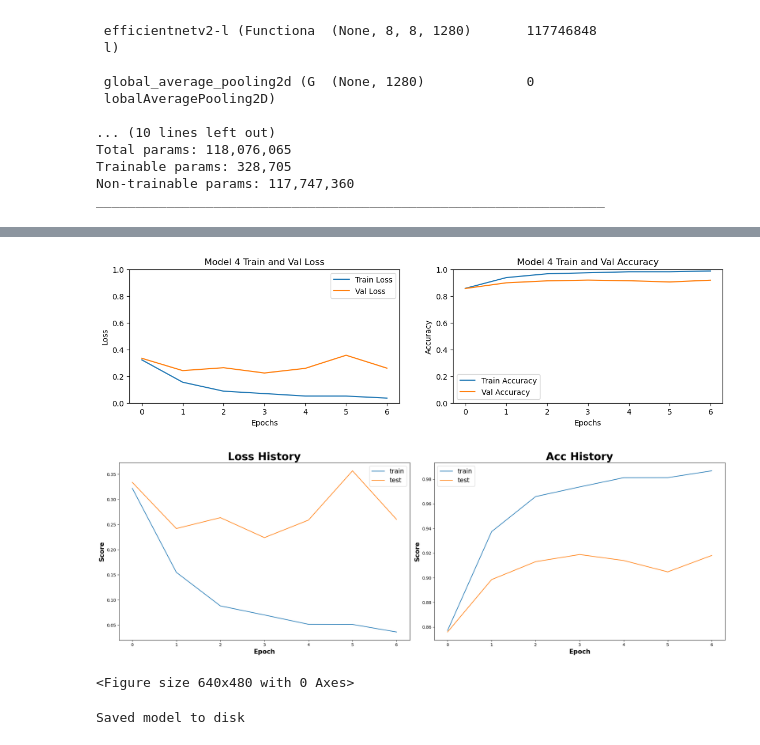
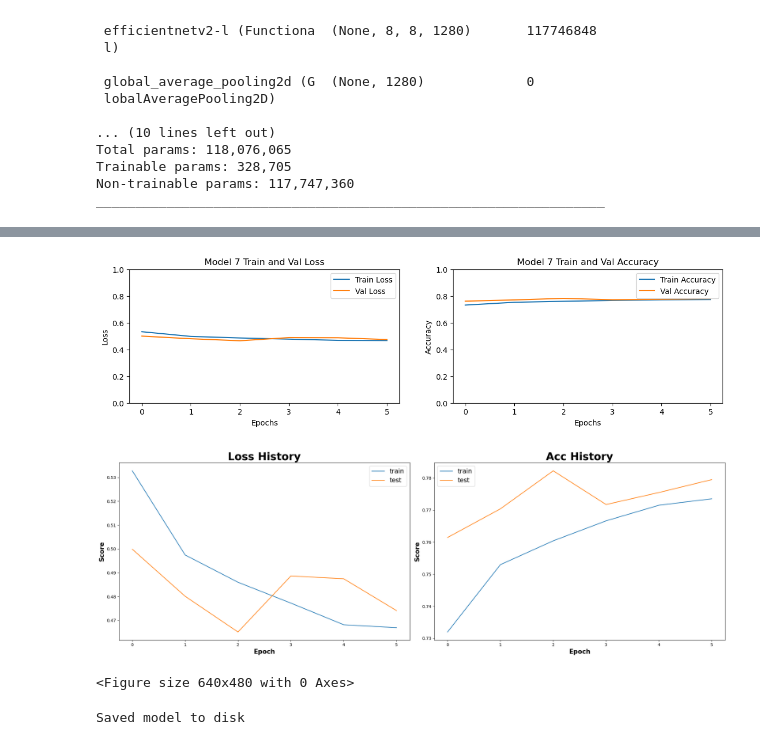
Before and after one commit to annabchox/deepfake-detector, a Jupyter notebook: Code/Main/Training/Anna_NN_final.ipynb, the cells around one changed output, grey strips where cells are left out. Cells and saved outputs as stored; diff of their text form; code cells hidden in the pictures.

```diff
--- a/Code/Main/Training/Anna_NN.ipynb
+++ b/Code/Main/Training/Anna_NN_final.ipynb
@@ -1224,2 +1251,0 @@ Epoch 5/10
-# %%
-h7 = model7.fit(train, validation_data = val, epochs = 10, callbacks = [reduce_lr, es])
@@ -1261,41 +1290,41 @@ model_scores_to_csv(model7, h7, 'model_7')
 # %%
 plt.figure(figsize= config.subplot_fig_size)
 
 # Plot the loss
 plt.subplot(2,2,1)
-plt.plot(h4.history['loss'],label='Train Loss')
-plt.plot(h4.history['val_loss'],label='Val Loss')
+plt.plot(h7.history['loss'],label='Train Loss')
+plt.plot(h7.history['val_loss'],label='Val Loss')
 plt.legend()
 plt.xlabel('Epochs')
 plt.ylabel('Loss')
-plt.title('Model 4 Train and Val Loss')
+plt.title('Model 7 Train and Val Loss')
 plt.ylim(0, 1)
 
 #Plot the Accuracy
 plt.subplot(2,2,2)
-plt.plot(h4.history['acc'],label='Train Accuracy')
-plt.plot(h4.history['val_acc'],label='Val Accuracy')
+plt.plot(h7.history['acc'],label='Train Accuracy')
+plt.plot(h7.history['val_acc'],label='Val Accuracy')
 plt.legend()
 plt.xlabel('Epochs')
 plt.ylabel('Accuracy')
-plt.title('Model 4 Train and Val Accuracy')
+plt.title('Model 7 Train and Val Accuracy')
 plt.ylim(0, 1)
 
 # Save the plot as a PNG image
-plt.savefig('model4.png')
+plt.savefig('model7.png')
 
 # Display the plot
 plt.show();
 # %% [output]
-[figure, old version]
+[figure, new version]
 # %%
-config.graph_me(h4, ['acc'])
+config.graph_me(h7, ['acc'])
 
-plt.savefig('model4_r.png')
+plt.savefig('model7_r.png')
 
 plt.show();
 # %% [output]
-[figure, old version]
+[figure, new version]
 <Figure size 640x480 with 0 Axes>
 # %%
 # serialize model to JSON
```
Also changed, not shown: parts of 16 cells of this notebook, 1 other file.
